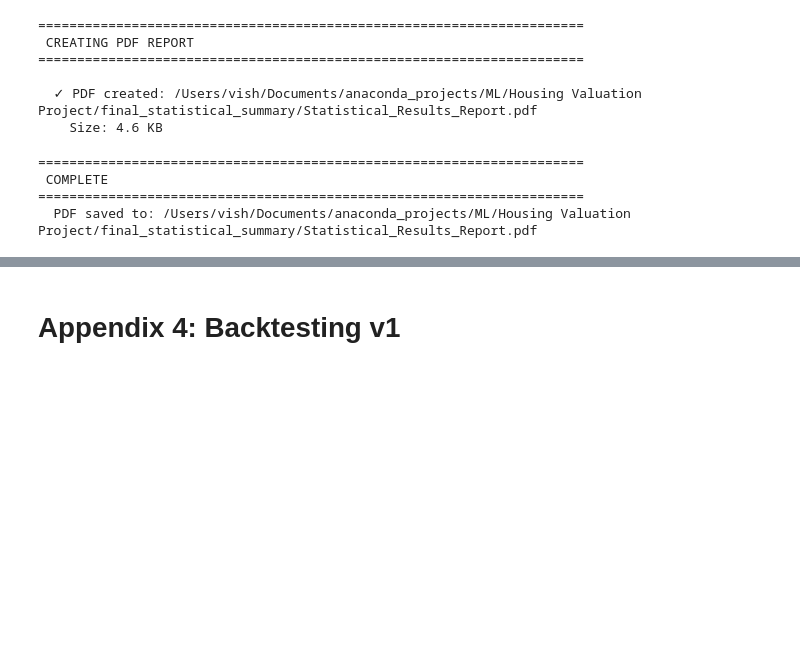
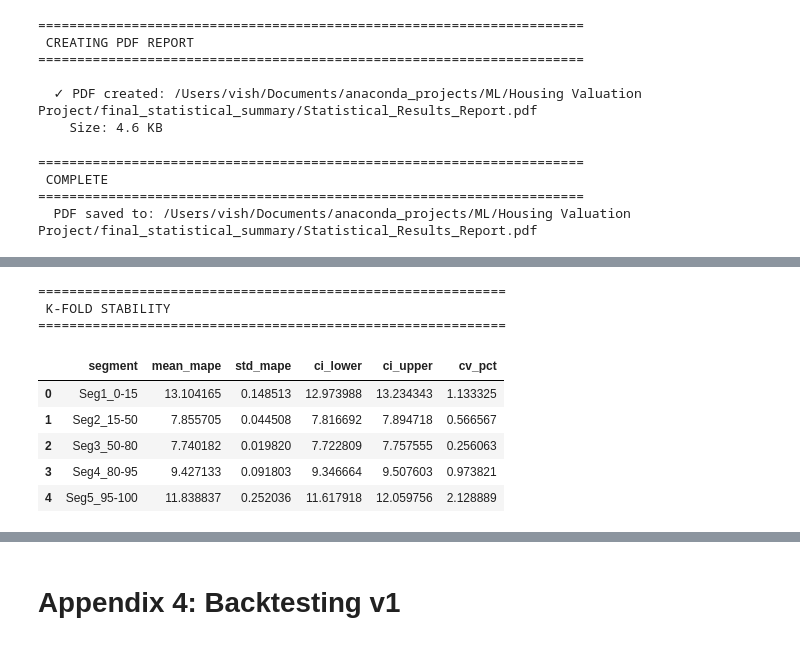
Before and after one commit to vishruth-d/property-companion, a Jupyter notebook: notebooks/PropertyCompanion.ipynb, the cells around one changed output, grey strips where cells are left out. Drawn from its saved outputs; the diff is of its cells as text; code cells hidden in the pictures; blank space fills up the shorter version.

```diff
--- a/notebooks/PropertyCompanion.ipynb
+++ b/notebooks/PropertyCompanion.ipynb
@@ -12261,0 +12502,12 @@ print(f"  PDF saved to: {pdf_path}")
+# %%
+display_result(all_results['kfold_stability'], "K-Fold Stability")
+# %% [output]
+============================================================
+ K-FOLD STABILITY
+============================================================
+|  | segment | mean_mape | std_mape | ci_lower | ci_upper | cv_pct |
+| 0 | Seg1_0-15 | 13.104165 | 0.148513 | 12.973988 | 13.234343 | 1.133325 |
+| 1 | Seg2_15-50 | 7.855705 | 0.044508 | 7.816692 | 7.894718 | 0.566567 |
+| 2 | Seg3_50-80 | 7.740182 | 0.019820 | 7.722809 | 7.757555 | 0.256063 |
+| 3 | Seg4_80-95 | 9.427133 | 0.091803 | 9.346664 | 9.507603 | 0.973821 |
+| 4 | Seg5_95-100 | 11.838837 | 0.252036 | 11.617918 | 12.059756 | 2.128889 |
```
Also changed, not shown: parts of 19 cells of this notebook.
